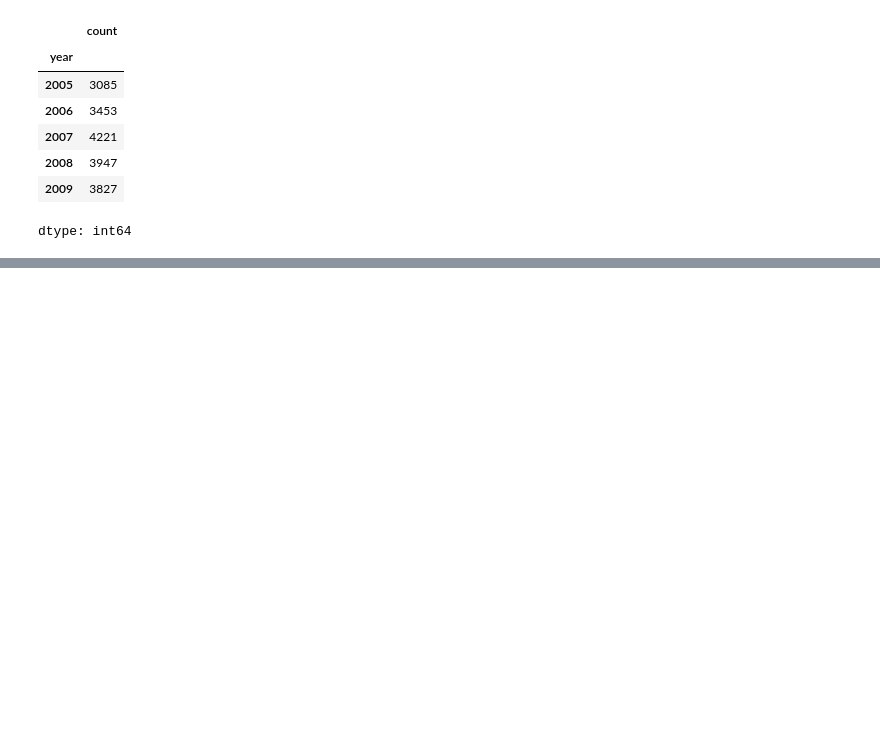
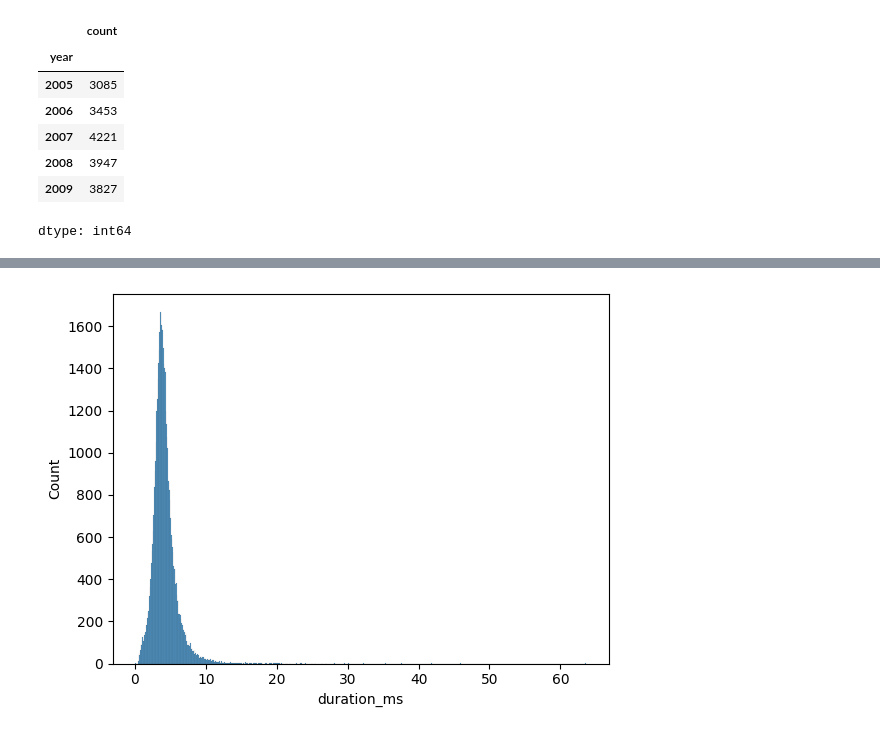
Before and after one commit to yaseenddar/Hybrid-Recommendation-system, a Jupyter notebook: EDA_spotify.ipynb, the cells around one changed output, grey strips where cells are left out. Drawn from its saved outputs; the diff is of its cells as text; code cells hidden in the pictures; blank space fills up the shorter version.

```diff
--- a/EDA_spotify.ipynb
+++ b/EDA_spotify.ipynb
@@ -454,0 +507,8 @@ dtype: int64
+# %%
+# time duration histplot
+time_duration_mins = df_songs["duration_ms"].div(1000).div(60)
+
+sns.histplot(time_duration_mins)
+plt.show()
+# %% [output]
+[figure, added]
```
Also changed, not shown: parts of 16 cells of this notebook.
